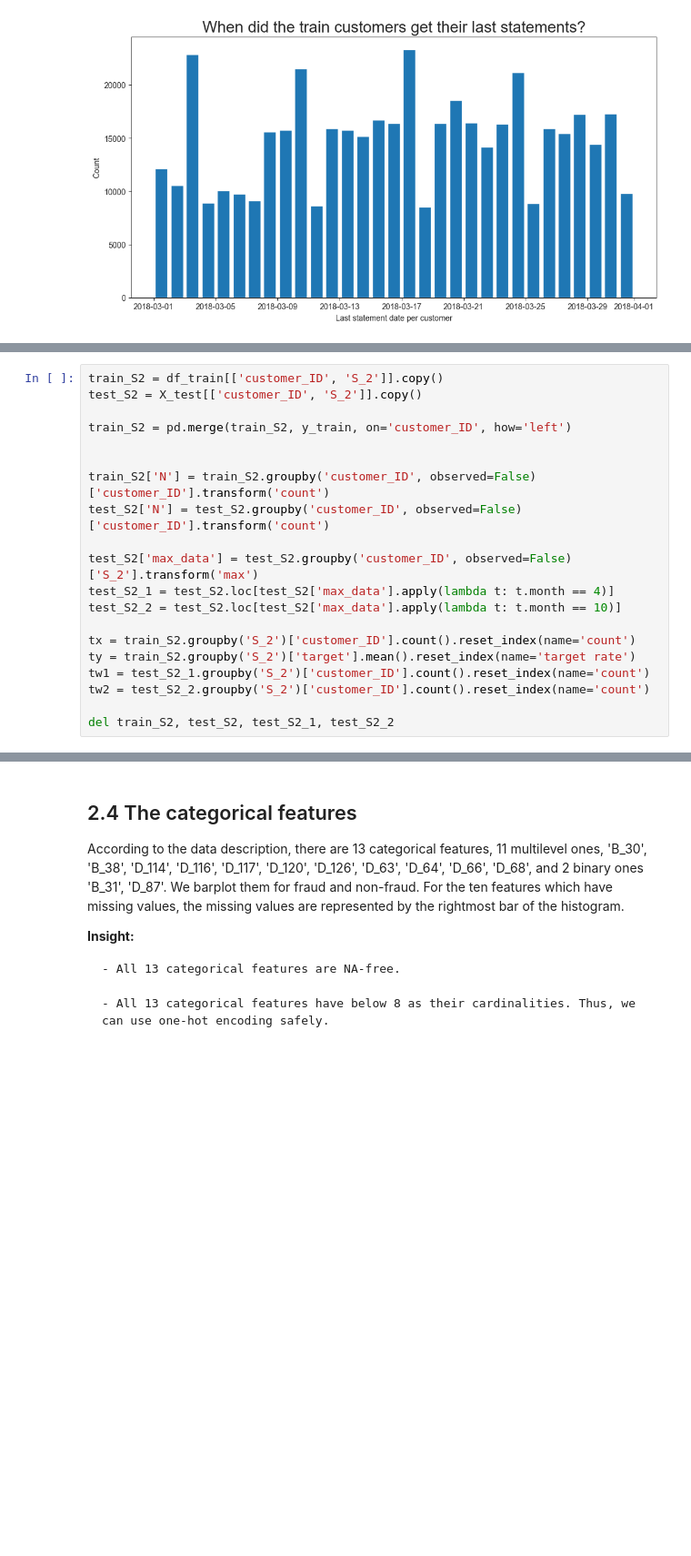
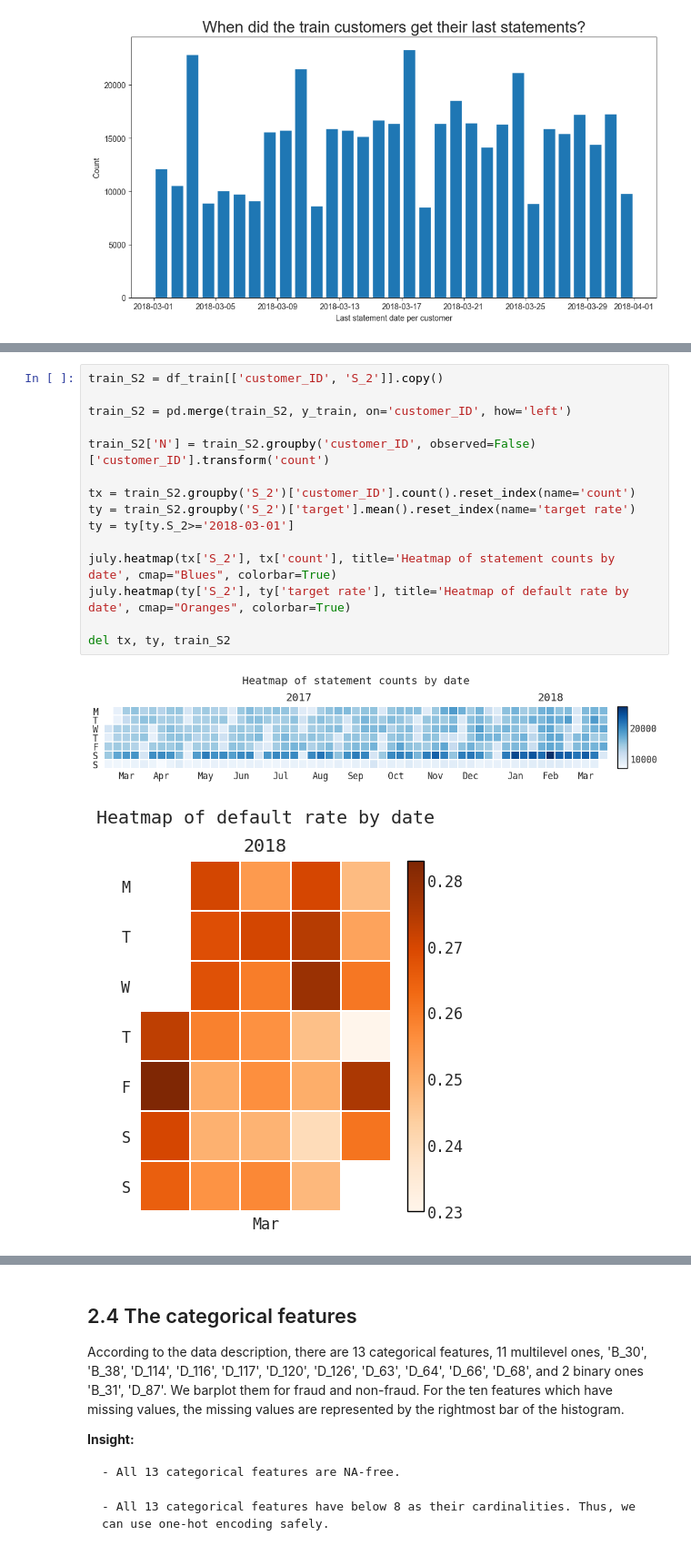
Before and after one commit to Dr-Spicy/AMEX_Default, a Jupyter notebook: Notebook only on Train.ipynb, the cells around one changed output, grey strips where cells are left out. Shown at 91% size. Drawn from its saved outputs; the diff is of its cells as text; blank space fills up the shorter version.

```diff
--- a/Notebook only on Train.ipynb
+++ b/Notebook only on Train.ipynb
@@ -278,20 +205,18 @@ We observed that Saturday seemed to be the most popular choice among the weekday
 # %%
 train_S2 = df_train[['customer_ID', 'S_2']].copy()
-test_S2 = X_test[['customer_ID', 'S_2']].copy()
 
 train_S2 = pd.merge(train_S2, y_train, on='customer_ID', how='left')
 
-
 train_S2['N'] = train_S2.groupby('customer_ID', observed=False)['customer_ID'].transform('count')
-test_S2['N'] = test_S2.groupby('customer_ID', observed=False)['customer_ID'].transform('count')
-
-test_S2['max_data'] = test_S2.groupby('customer_ID', observed=False)['S_2'].transform('max')
-test_S2_1 = test_S2.loc[test_S2['max_data'].apply(lambda t: t.month == 4)]
-test_S2_2 = test_S2.loc[test_S2['max_data'].apply(lambda t: t.month == 10)]
 
 tx = train_S2.groupby('S_2')['customer_ID'].count().reset_index(name='count')
 ty = train_S2.groupby('S_2')['target'].mean().reset_index(name='target rate')
-tw1 = test_S2_1.groupby('S_2')['customer_ID'].count().reset_index(name='count')
-tw2 = test_S2_2.groupby('S_2')['customer_ID'].count().reset_index(name='count')
+ty = ty[ty.S_2>='2018-03-01']
 
-del train_S2, test_S2, test_S2_1, test_S2_2
+july.heatmap(tx['S_2'], tx['count'], title='Heatmap of statement counts by date', cmap="Blues", colorbar=True)
+july.heatmap(ty['S_2'], ty['target rate'], title='Heatmap of default rate by date', cmap="Oranges", colorbar=True)
+
+del tx, ty, train_S2
+# %% [output]
+[figure, added]
+[figure, added]
```
Also changed, not shown: parts of 53 cells of this notebook.
